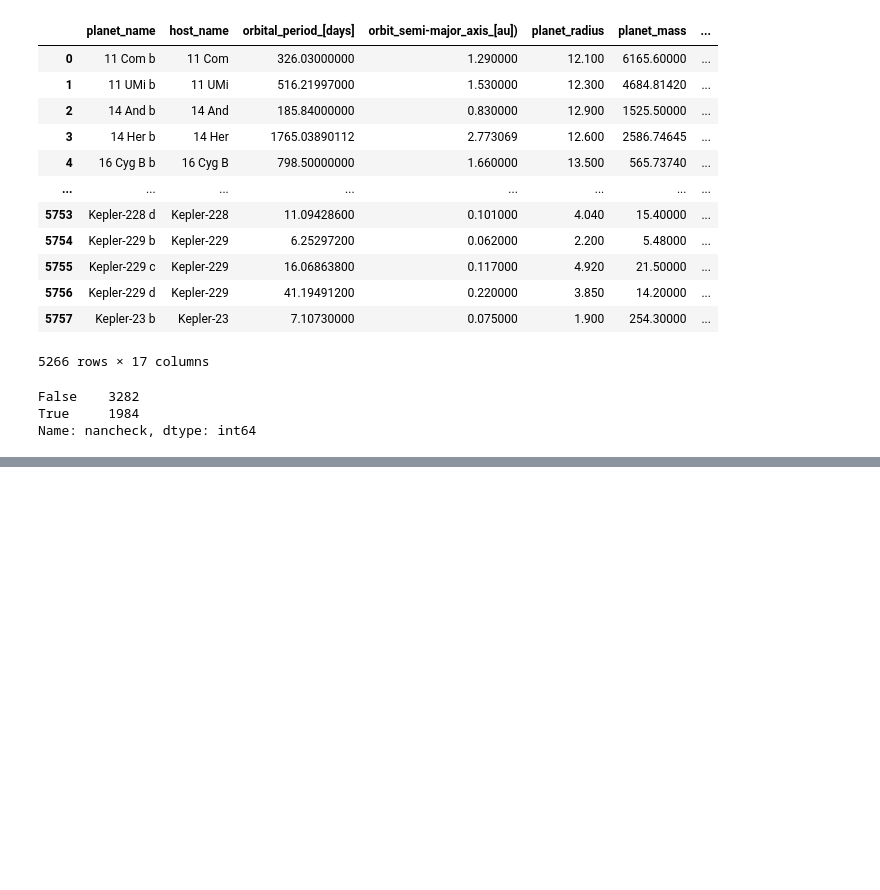
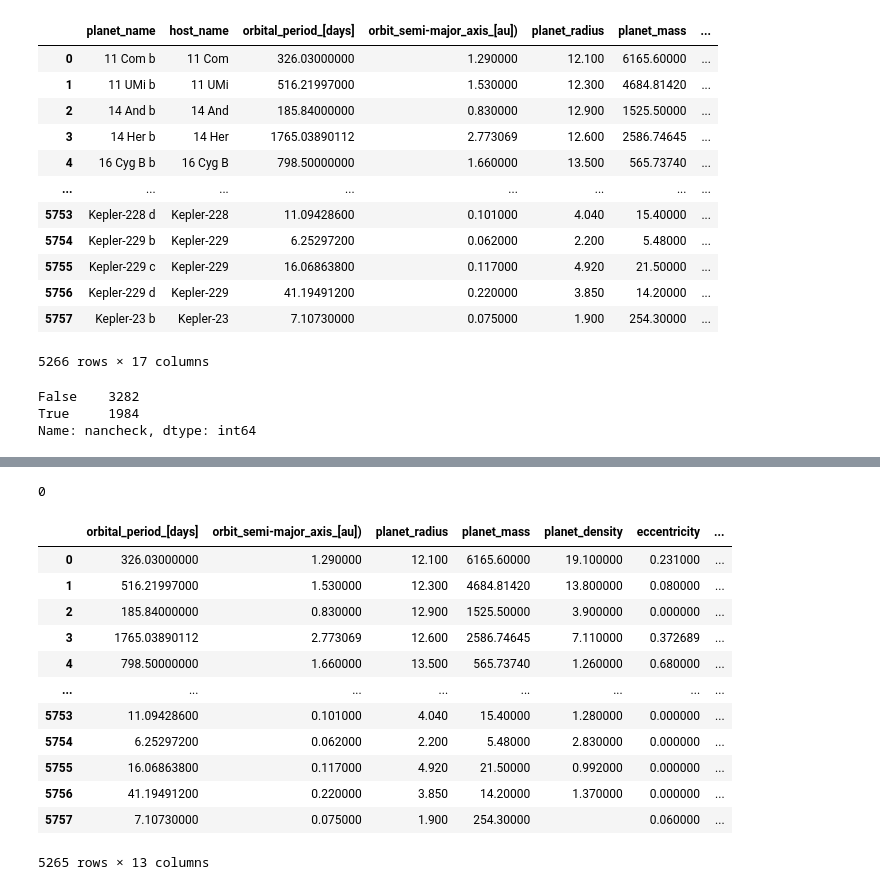
Before and after one commit to aminmadrileno/Exoplanet-project, a Jupyter notebook: extraction.ipynb, the cells around one changed output, grey strips where cells are left out. Cells and saved outputs as stored; diff of their text form; code cells hidden in the pictures; blank space fills up the shorter version.

```diff
--- a/extraction.ipynb
+++ b/extraction.ipynb
@@ -341,8 +341,8 @@ test
 #en primer lugar, vamos a eliminar las filas que son dobles. es decir, que tienen el mismo nombre de planeta y el mismo nombre de estrella y mas.
 test = test.drop_duplicates(subset=['planet_name', 'host_name', 'planet_radius', 'planet_mass', 'planet_density'])
 # %%
-test['Datetest'] = test['planet_name'].str[:]
-algo = test[test['Datetest'] == 'Proxima Cen b']
+test['Datetest'] = test['orbit_semi-major_axis_[au])'].str[0]
+algo = test[test['Datetest'] == 'K']
 print(len(algo))
 #shark = shark.drop(algo.index)
 # %% [output]
@@ -386,3 +386,6 @@ exo.nancheck.value_counts()
 False    3282
 True     1984
 Name: nancheck, dtype: int64
+# %%
+#ahora eliminamos la nancheck columna
+exo = exo.drop(columns=['nancheck', 'Datetest'])
@@ -388,0 +438,33 @@ Name: nancheck, dtype: int64
+# %%
+# now first we waant to detect false rows. we will do this by checking if the first character of the column 'orbit_semi-major_axis_[au])' is a number or not. if it is not a number, we will display the row, and then we will decide if we want to drop it or not.
+zahl = ['0', '1', '2', '3', '4', '5', '6', '7', '8', '9', ' ']
+exo['Datetest'] = exo['planet_radius'].str[0]
+algo = exo[exo['Datetest'].isin(zahl) == False]
+print(len(algo.index))
+# now we will show the rows that we want to drop
+algo
+
+# now we will drop the rows that we want to drop
+exo = exo.drop(algo.index)
+# %% [output]
+0
+# %%
+#ahora hacemos una copia del dataframe para trabajar con ella. en esa copia no queremos columnas que no sean numericas. esas son las columnas planet_name y host_name.
+exo2 = exo.copy()
+exo2 = exo2.drop(columns=['planet_name', 'host_name'])
+# %%
+exo2
+# %% [output]
+|  | orbital_period_[days] | orbit_semi-major_axis_[au]) | planet_radius | planet_mass | planet_density | eccentricity | ... |
+| 0 | 326.03000000 | 1.290000 | 12.100 | 6165.60000 | 19.100000 | 0.231000 | ... |
+| 1 | 516.21997000 | 1.530000 | 12.300 | 4684.81420 | 13.800000 | 0.080000 | ... |
+| 2 | 185.84000000 | 0.830000 | 12.900 | 1525.50000 | 3.900000 | 0.000000 | ... |
+| 3 | 1765.03890112 | 2.773069 | 12.600 | 2586.74645 | 7.110000 | 0.372689 | ... |
+| 4 | 798.50000000 | 1.660000 | 13.500 | 565.73740 | 1.260000 | 0.680000 | ... |
+| ... | ... | ... | ... | ... | ... | ... | ... |
+| 5753 | 11.09428600 | 0.101000 | 4.040 | 15.40000 | 1.280000 | 0.000000 | ... |
+| 5754 | 6.25297200 | 0.062000 | 2.200 | 5.48000 | 2.830000 | 0.000000 | ... |
+| 5755 | 16.06863800 | 0.117000 | 4.920 | 21.50000 | 0.992000 | 0.000000 | ... |
+| 5756 | 41.19491200 | 0.220000 | 3.850 | 14.20000 | 1.370000 | 0.000000 | ... |
+| 5757 | 7.10730000 | 0.075000 | 1.900 | 254.30000 |  | 0.060000 | ... |
+5265 rows × 13 columns
```
Also changed, not shown: parts of 11 cells of this notebook.
